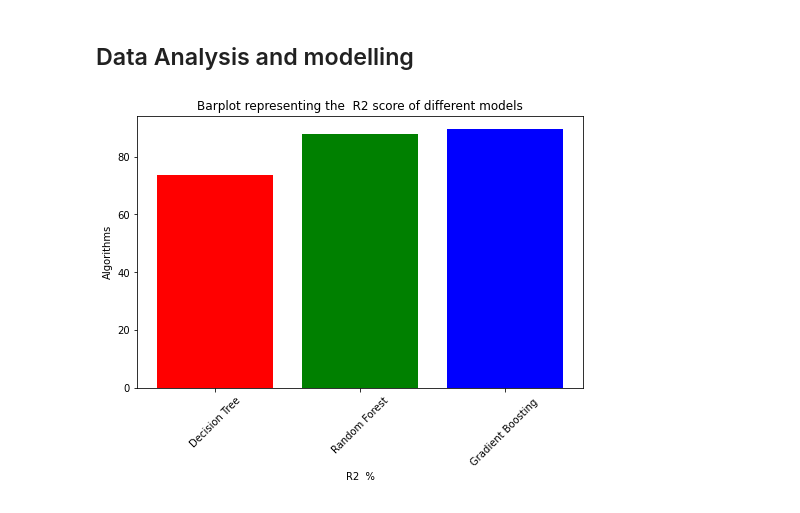
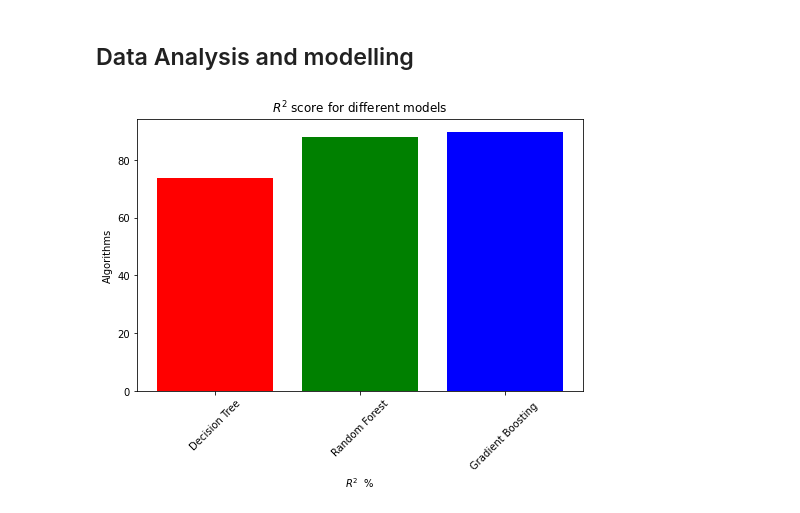
Before and after one commit to Mezue1/House-prices, a Jupyter notebook: predictor.ipynb, the cells around one changed output. Saved outputs shown, nothing was run; the diff lists cells and outputs as text; code cells hidden in the pictures.

Commit message:
improved graph

```diff
--- a/predictor.ipynb
+++ b/predictor.ipynb
@@ -197,11 +197,11 @@ Evaluation = pd.DataFrame({'Model': [ "Decision Tree", 'Random Forest',"Gradient
 # %%
 colors = ['red','green','blue']
 plt.figure(figsize=(8,5))
-plt.title("Barplot representing the  R2 score of different models")
-plt.xlabel("R2  %")
+plt.title("$R^{2}$ score for different models")
+plt.xlabel("$R^{2}$  %")
 plt.ylabel("Algorithms")
 plt.bar(Evaluation['Model'],Evaluation["r2_score"],color = colors)
 plt.xticks(rotation = 45)
 plt.show()
 # %% [output]
-[figure, old version]
+[figure, new version]
```
